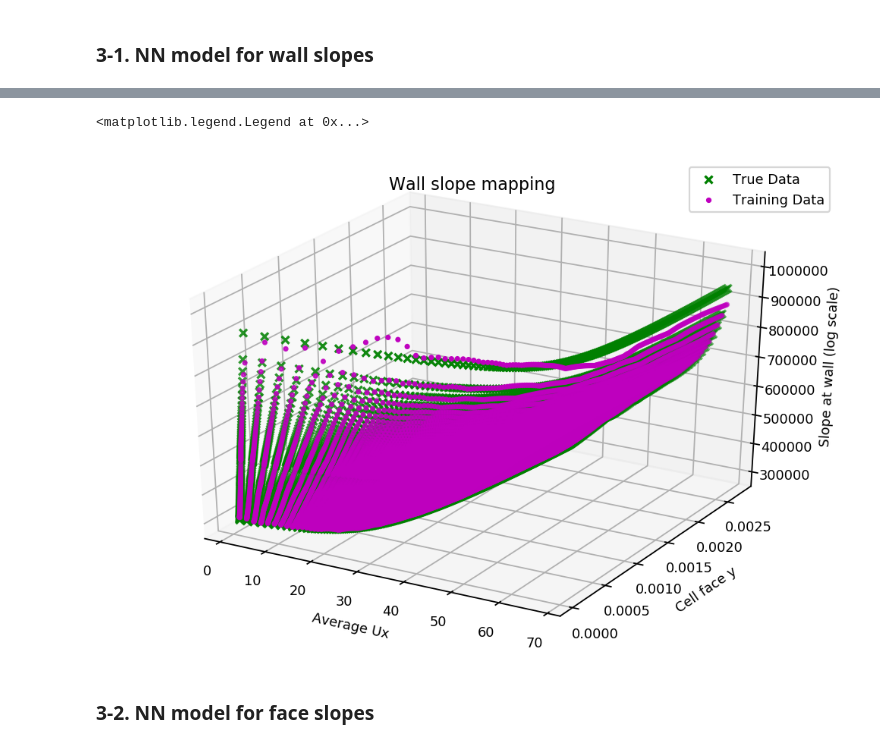
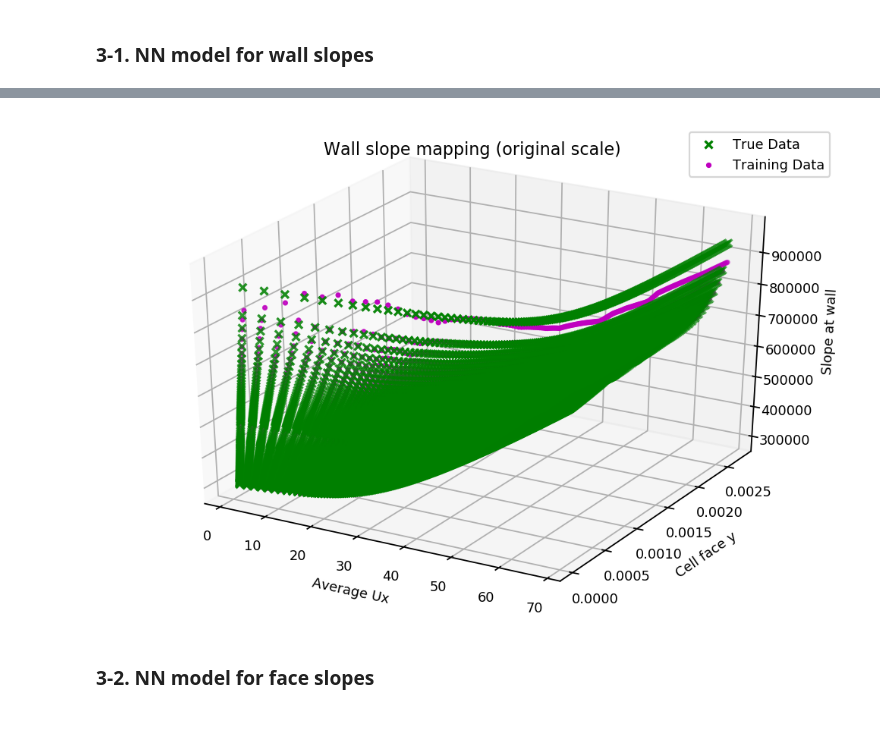
Before and after one commit to JihooKang-KOR/Data_driven_wall_modeling, a Jupyter notebook: notebooks/BestMapping_1DChannel.ipynb, the cells around one changed output, grey strips where cells are left out. Drawn from its saved outputs; the diff is of its cells as text; code cells hidden in the pictures.

Commit message:
1D mapping with normalized features/labels; #2.

```diff
--- a/notebooks/BestMapping_1DChannel.ipynb
+++ b/notebooks/BestMapping_1DChannel.ipynb
@@ -281,8 +282,6 @@ class FeatureScalerModel(MappingNN):
         return (x - self._xmin) / self._range
 
     def forward(self, x):
-        # Non-dimensionalized features
-        x = pt.cat(((x[:, 0]/D).unsqueeze(1), (x[:, 1]/Uinput).unsqueeze(1)), dim=1)
         # Min-Max scaling
         x = self.scale(x)
         for i_layer in range(len(self.layers)-1):
@@ -303,8 +302,6 @@ class FeatureScalerModel_Sigmoid(MappingNN):
         return (x - self._xmin) / self._range
 
     def forward(self, x):
-        # Non-dimensionalized features
-        x = pt.cat(((x[:, 0]/D).unsqueeze(1), (x[:, 1]/Uinput).unsqueeze(1)), dim=1)
         # Min-Max scaling
         x = self.scale(x)
         for i_layer in range(len(self.layers)-1):
@@ -337,15 +334,15 @@ class LabelScaler(object):
         data = data_norm * (self.max - self.min) + self.min
         return data
 # %%
-# Feature division
-train_features = reshape_features(y_face, avgU[:, train_idx])
-val_features = reshape_features(y_face, avgU[:, val_idx])
-test_features = reshape_features(y_face, avgU[:, test_idx])
+# Feature division and normalization
+train_features = reshape_features(y_face/l_ref, (avgU[:, train_idx] - Uwall)/(Uinput - Uwall))
+val_features = reshape_features(y_face/l_ref, (avgU[:, val_idx] - Uwall)/(Uinput - Uwall))
+test_features = reshape_features(y_face/l_ref, (avgU[:, test_idx] - Uwall)/(Uinput - Uwall))
 
-# Label division
-train_labels_raw = reshape_labels(pt.log1p(dUdy_wall[:, train_idx]*D/Uinput), pt.log1p(dUdy_face[:, train_idx]*D/Uinput), Ux_face[:, train_idx]/Uinput)
-val_labels_raw = reshape_labels(pt.log1p(dUdy_wall[:, val_idx]*D/Uinput), pt.log1p(dUdy_face[:, val_idx]*D/Uinput), Ux_face[:, val_idx]/Uinput)
-test_labels_raw = reshape_labels(pt.log1p(dUdy_wall[:, test_idx]*D/Uinput), pt.log1p(dUdy_face[:, test_idx]*D/Uinput), Ux_face[:, test_idx]/Uinput)
+# Label division and normalization
+train_labels_raw = reshape_labels(dUdy_wall[:, train_idx]*l_ref/Uinput, dUdy_face[:, train_idx]*l_ref/Uinput, (Ux_face[:, train_idx] - Uwall)/(Uinput - Uwall))
+val_labels_raw = reshape_labels(dUdy_wall[:, val_idx]*l_ref/Uinput, dUdy_face[:, val_idx]*l_ref/Uinput, (Ux_face[:, val_idx] - Uwall)/(Uinput - Uwall))
+test_labels_raw = reshape_labels(dUdy_wall[:, test_idx]*l_ref/Uinput, dUdy_face[:, test_idx]*l_ref/Uinput, (Ux_face[:, test_idx] - Uwall)/(Uinput - Uwall))
 
 # Label scaling
 scaler = LabelScaler()
@@ -432,9 +429,9 @@ def optimize_model(model: pt.nn.Module, x_train: pt.Tensor, y_train: pt.Tensor,
 # %% [markdown]
 ### 3-1. NN model for wall slopes
 # %%
-train_wall_minmax = pt.cat(((train_wall[:, 0]/D).unsqueeze(1), (train_wall[:, 1]/Uinput).unsqueeze(1)), dim=1)
-train_face_minmax = pt.cat(((train_face[:, 0]/D).unsqueeze(1), (train_face[:, 1]/Uinput).unsqueeze(1)), dim=1)
-train_Ux_minmax = pt.cat(((train_Ux[:, 0]/D).unsqueeze(1), (train_Ux[:, 1]/Uinput).unsqueeze(1)), dim=1)
+train_wall_minmax = pt.cat(((train_wall[:, 0]).unsqueeze(1), (train_wall[:, 1]).unsqueeze(1)), dim=1)
+train_face_minmax = pt.cat(((train_face[:, 0]).unsqueeze(1), (train_face[:, 1]).unsqueeze(1)), dim=1)
+train_Ux_minmax = pt.cat(((train_Ux[:, 0]).unsqueeze(1), (train_Ux[:, 1]).unsqueeze(1)), dim=1)
 # %%
 # NN for wall slope mapping
 save_model_best = f"{output}/bestwall/"
@@ -483,28 +480,29 @@ Lmax test loss: 2.2657e-02
 # Actual prediction of wall slopes
 full_data = pt.cat((reshape_features(y_face, avgU), reshape_labels(dUdy_wall, dUdy_face, Ux_face)), axis=1).double()
 
-full_pred = best_model_wall(full_data[:, 0:2])
+#full_pred = best_model_wall(full_data[:, 0:2])
+full_pred = best_model_wall(pt.cat(((full_data[:, 0]/l_ref).unsqueeze(1), ((full_data[:, 1] - Uwall)/(Uinput - Uwall)).unsqueeze(1)), dim=1))
 full_pred = scaler.rescale(full_pred)[:, 0]
 
-prediction = pt.expm1(full_pred.detach())/D*Uinput
+prediction = pt.expm1(full_pred.detach())/l_ref*Uinput
 # %%
 # Plot true label and trained model for wall slope
 fig_map_best = plt.figure()
 ax_map_best = Axes3D(fig_map_best)
 
-ax_map_best.set_title('Wall slope mapping', fontsize=10)
+ax_map_best.set_title('Wall slope mapping (original scale)', fontsize=10)
 ax_map_best.set_xlabel('Average Ux', fontsize=8)
 ax_map_best.set_ylabel('Cell face y', fontsize=8)
-ax_map_best.set_zlabel('Slope at wall (log scale)', fontsize=8)
+ax_map_best.set_zlabel('Slope at wall', fontsize=8)
 ax_map_best.xaxis.set_tick_params(labelsize=8)
 ax_map_best.yaxis.set_tick_params(labelsize=8)
 ax_map_best.zaxis.set_tick_params(labelsize=8)
 ax_map_best.scatter(full_data[:, 1], full_data[:, 0], full_data[:, 2], color = "g", marker = "x", label = "True Data")
 ax_map_best.scatter(full_data[:, 1], full_data[:, 0], prediction, color = 'm', marker = ".", label = "Training Data")
 ax_map_best.legend(fontsize = 8)
+plt.savefig(f"{output}/wallslopemapping_bestwall_norm.pdf", bbox_inches="tight")
 # %% [output]
-<matplotlib.legend.Legend at 0x...>
-[figure, old version]
+[figure, new version]
 # %% [markdown]
 ### 3-2. NN model for face slopes
 # %%
```
Also changed, not shown: parts of 20 cells of this notebook.
